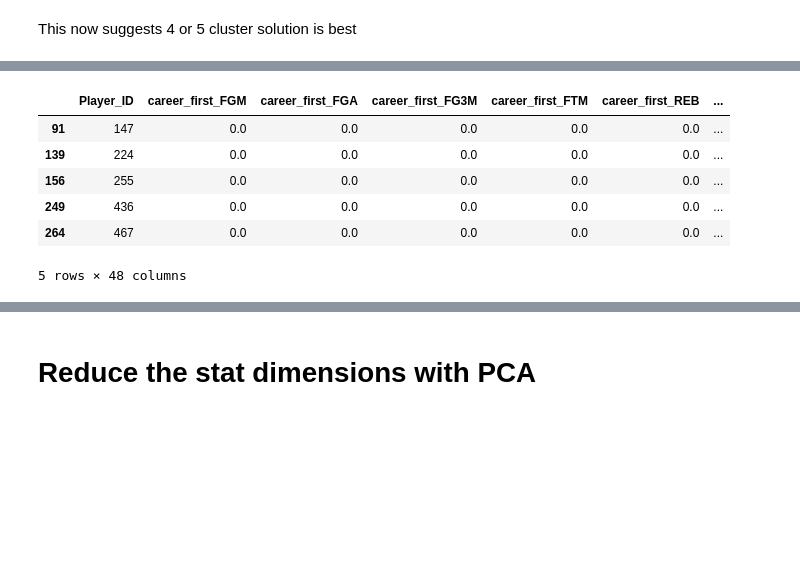
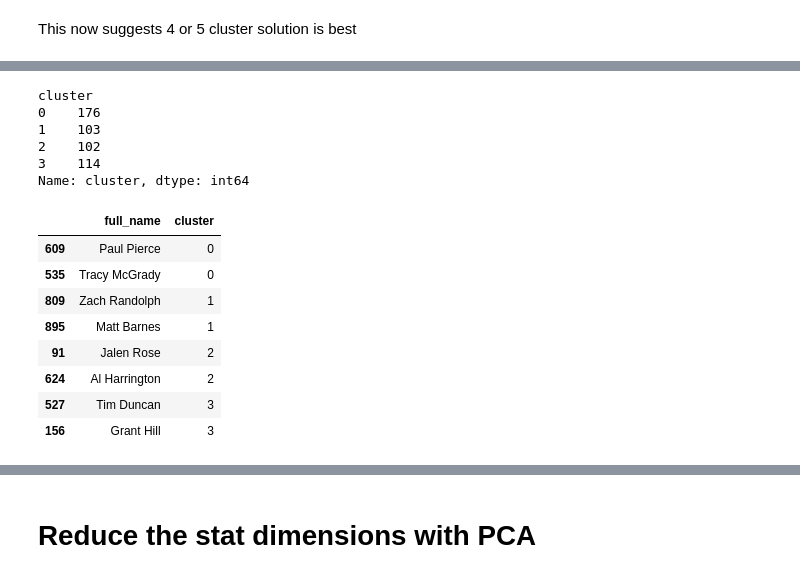
Before and after one commit to damiah/damiah.github.io, a Jupyter notebook: nba-injury-project/growth_cluster.ipynb, the cells around one changed output, grey strips where cells are left out. Drawn from its saved outputs; the diff is of its cells as text; code cells hidden in the pictures; blank space fills up the shorter version.

```diff
--- a/nba-injury-project/growth_cluster.ipynb
+++ b/nba-injury-project/growth_cluster.ipynb
@@ -260,12 +247,23 @@ df_with_cluster[df_with_cluster['cluster']==3].head()
 5 rows × 48 columns
+# %%
+df_with_cluster.groupby('cluster')['cluster'].count()
+# %% [output]
+cluster
+0    176
+1    103
+2    102
+3    114
+Name: cluster, dtype: int64
 # %%
 top_players = hist_player_log_full.groupby(['full_name'])['date_rank'].max().sort_values(ascending=False).head(100).reset_index()
-df_with_cluster[df_with_cluster['full_name'].isin(top_players['full_name'])].head()
+df_with_cluster[df_with_cluster['full_name'].isin(top_players['full_name'])].sort_values('cluster').groupby('cluster').head(2)[['full_name', 'cluster']]
 # %% [output]
-|  | Player_ID | career_first_FGM | career_first_FGA | career_first_FG3M | career_first_FTM | career_first_REB | ... |
-| 91 | 147 | 0.0 | 0.0 | 0.0 | 0.0 | 0.0 | ... |
-| 139 | 224 | 0.0 | 0.0 | 0.0 | 0.0 | 0.0 | ... |
-| 156 | 255 | 0.0 | 0.0 | 0.0 | 0.0 | 0.0 | ... |
-| 249 | 436 | 0.0 | 0.0 | 0.0 | 0.0 | 0.0 | ... |
-| 264 | 467 | 0.0 | 0.0 | 0.0 | 0.0 | 0.0 | ... |
+|  | full_name | cluster |
+| 609 | Paul Pierce | 0 |
+| 535 | Tracy McGrady | 0 |
+| 809 | Zach Randolph | 1 |
+| 895 | Matt Barnes | 1 |
+| 91 | Jalen Rose | 2 |
+| 624 | Al Harrington | 2 |
+| 527 | Tim Duncan | 3 |
+| 156 | Grant Hill | 3 |
-5 rows × 48 columns
```
Also changed, not shown: parts of 9 cells of this notebook.
